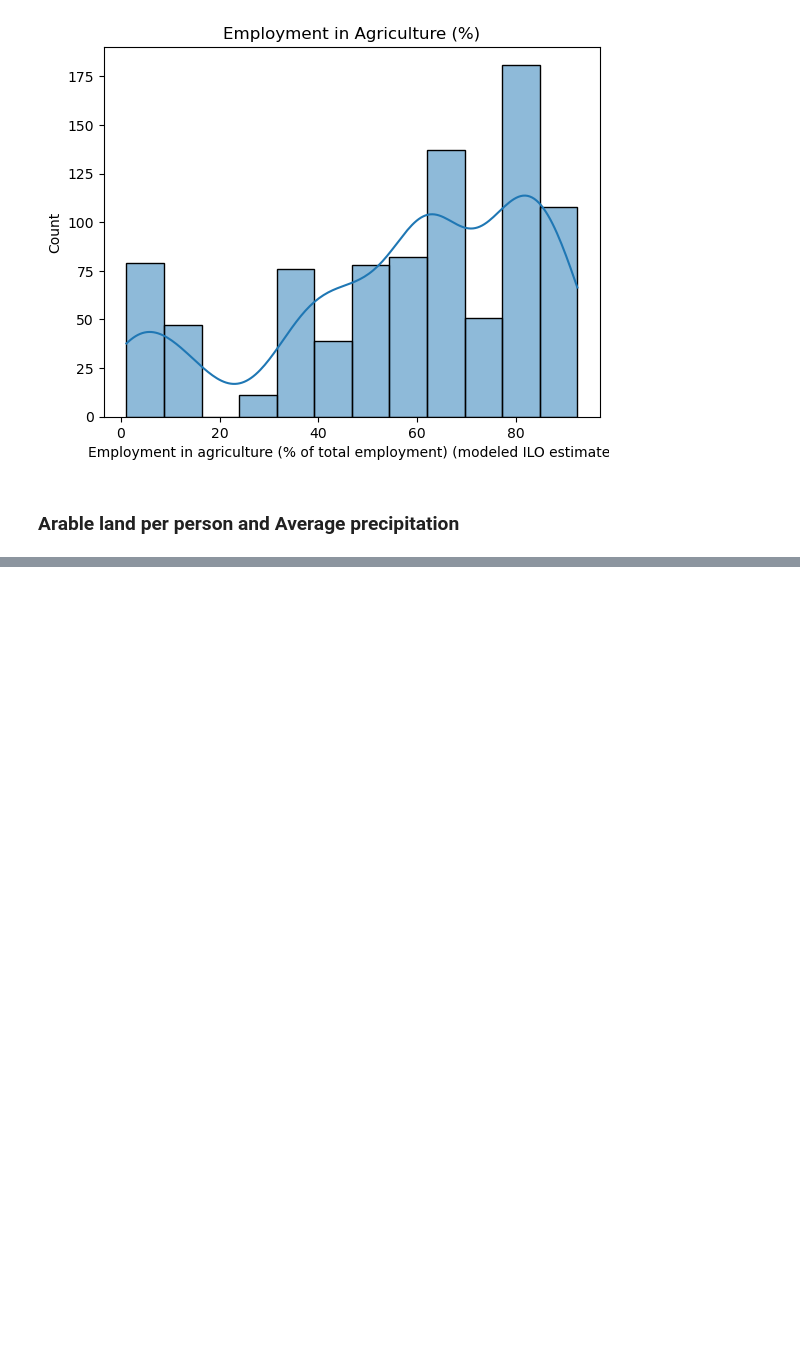
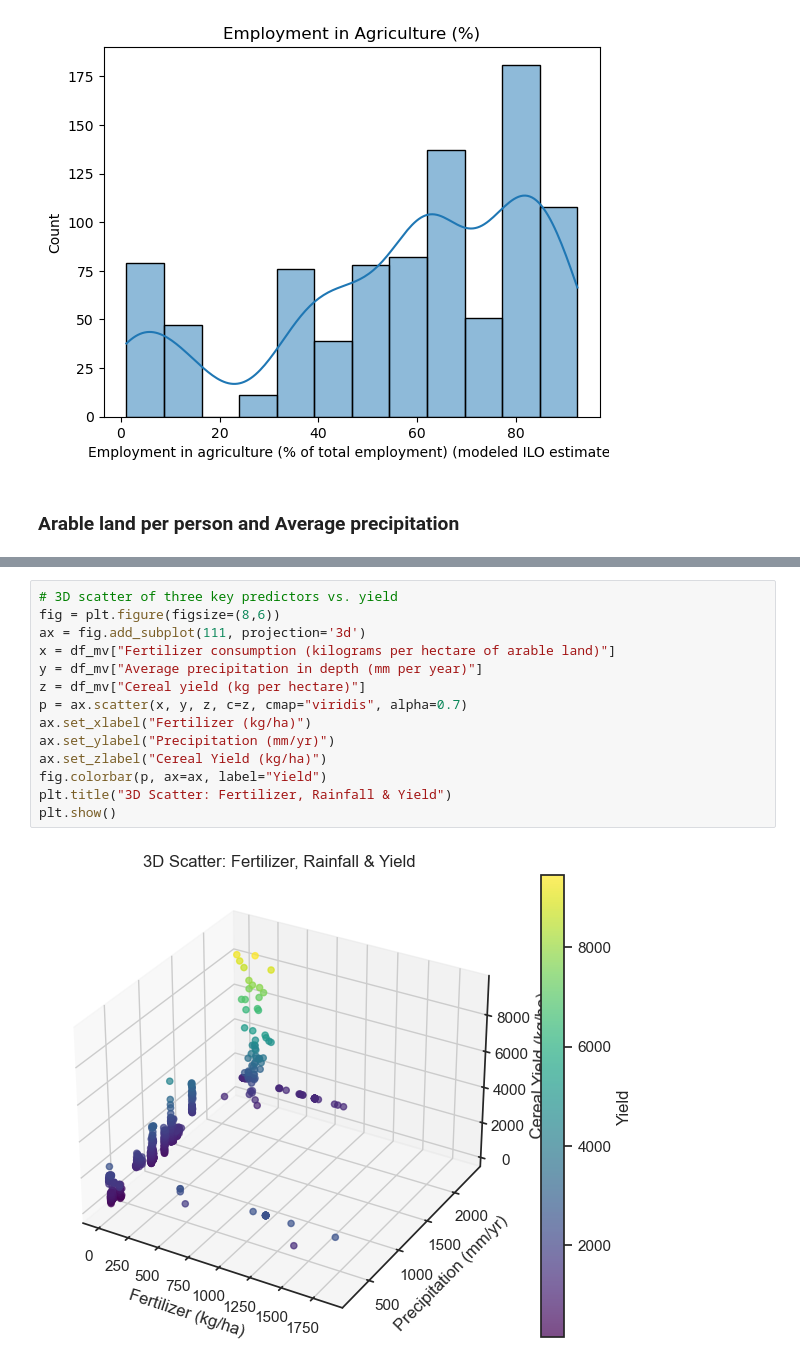
Before and after one commit to Rodgerdev/east-africa-fertilizer-project, a Jupyter notebook: east_africa_proj.ipynb, the cells around one changed output, grey strips where cells are left out. Drawn from its saved outputs; the diff is of its cells as text; blank space fills up the shorter version.

```diff
--- a/east_africa_proj.ipynb
+++ b/east_africa_proj.ipynb
@@ -595,0 +634,16 @@ plt.show()
+# %%
+# 3D scatter of three key predictors vs. yield
+fig = plt.figure(figsize=(8,6))
+ax = fig.add_subplot(111, projection='3d')
+x = df_mv["Fertilizer consumption (kilograms per hectare of arable land)"]
+y = df_mv["Average precipitation in depth (mm per year)"]
+z = df_mv["Cereal yield (kg per hectare)"]
+p = ax.scatter(x, y, z, c=z, cmap="viridis", alpha=0.7)
+ax.set_xlabel("Fertilizer (kg/ha)")
+ax.set_ylabel("Precipitation (mm/yr)")
+ax.set_zlabel("Cereal Yield (kg/ha)")
+fig.colorbar(p, ax=ax, label="Yield")
+plt.title("3D Scatter: Fertilizer, Rainfall & Yield")
+plt.show()
+# %% [output]
+[figure, added]
```
Also changed, not shown: parts of 6 cells of this notebook.
